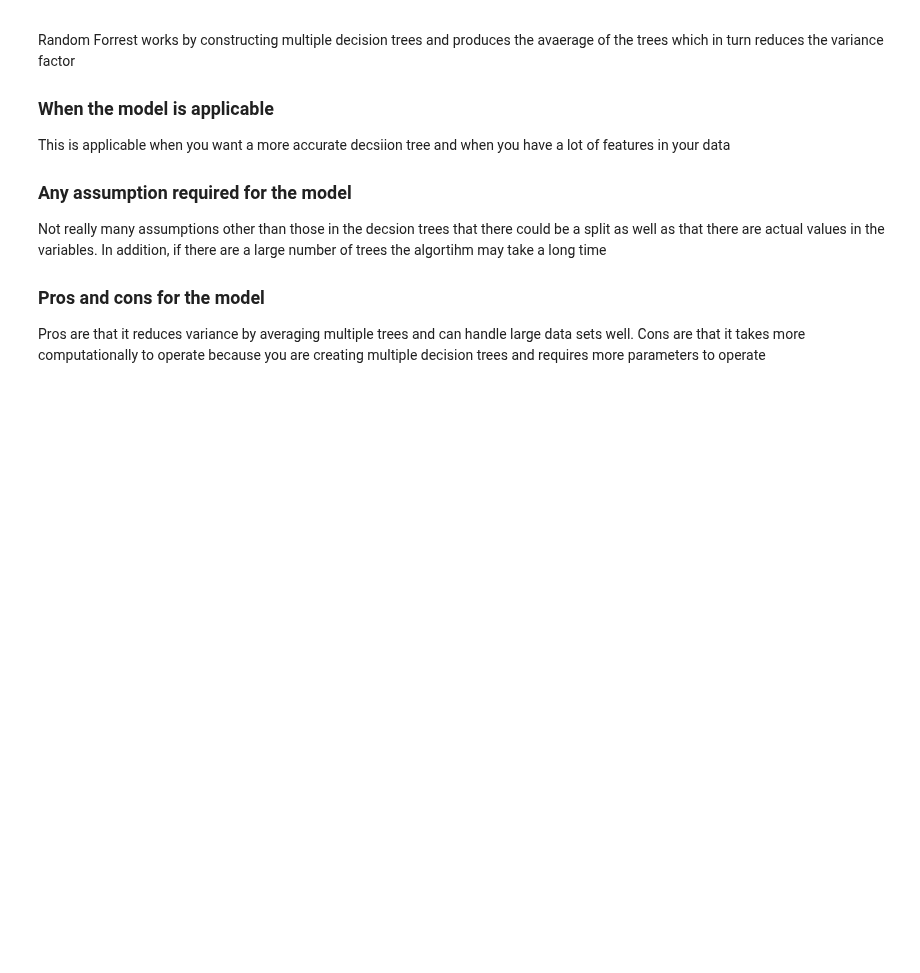
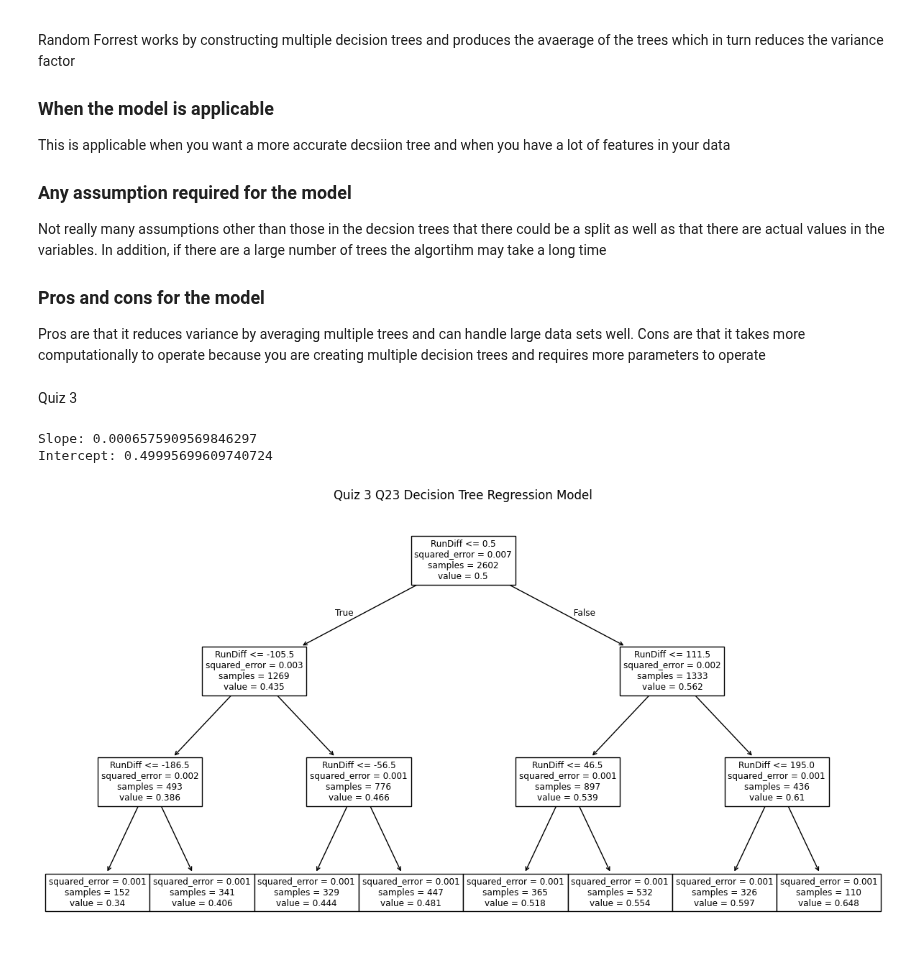
Before and after one commit to nickw0ng/DS3000, a Jupyter notebook: Homeworks/hw10.ipynb, the cells around one changed output. Cells and saved outputs as stored; diff of their text form; code cells hidden in the pictures; blank space fills up the shorter version.

Commit message:
DS QUIZ

```diff
--- a/Homeworks/hw10.ipynb
+++ b/Homeworks/hw10.ipynb
@@ -303,3 +303,55 @@ Not really many assumptions other than those in the decsion trees that there cou
 
 ### Pros and cons for the model
 Pros are that it reduces variance by averaging multiple trees and can handle large data sets well. Cons are that it takes more computationally to operate because you are creating multiple decision trees and requires more parameters to operate
+# %% [markdown]
+Quiz 3
+# %%
+df_mlb = pd.read_csv('modern_mlb_teams.csv')
+
+df_mlb['RunDiff'] = df_mlb['R'] - df_mlb['RA']
+
+# a positive RunDiff (x) means that the team scored more than their opponents
+
+df_mlb['WinPCT'] = df_mlb['W'] / (df_mlb['W'] + df_mlb['L'])
+
+# this is the teams winning percentage (y)
+# %%
+from sklearn.linear_model import LinearRegression
+
+# data to be put in the linear regression
+X = df_mlb[['RunDiff']].values
+y = df_mlb['WinPCT'].values
+
+# fitting the linearregression model
+model = LinearRegression()
+model.fit(X, y)
+
+# getting the slope and intercept
+slope = model.coef_[0]
+intercept = model.intercept_
+
+# printing the values
+print("Slope:", slope)
+print("Intercept:", intercept)
+# %% [output]
+Slope: 0.0006575909569846297
+Intercept: 0.49995699609740724
+# %%
+from sklearn.tree import DecisionTreeRegressor
+from sklearn.tree import plot_tree
+import matplotlib.pyplot as plt
+
+X = df_mlb[['RunDiff']]
+y = df_mlb['WinPCT']
+
+# Fit the decision tree regression model
+tree_model = DecisionTreeRegressor(max_depth=3)
+tree_model.fit(X, y)
+
+# Plot the decision tree
+plt.figure(figsize=(15, 8))
+plot_tree(tree_model, feature_names=['RunDiff'])
+plt.title("Quiz 3 Q23 Decision Tree Regression Model")
+plt.show()
+# %% [output]
+[figure, added]
```
Also changed, not shown: parts of 4 cells of this notebook, 8 other files.
